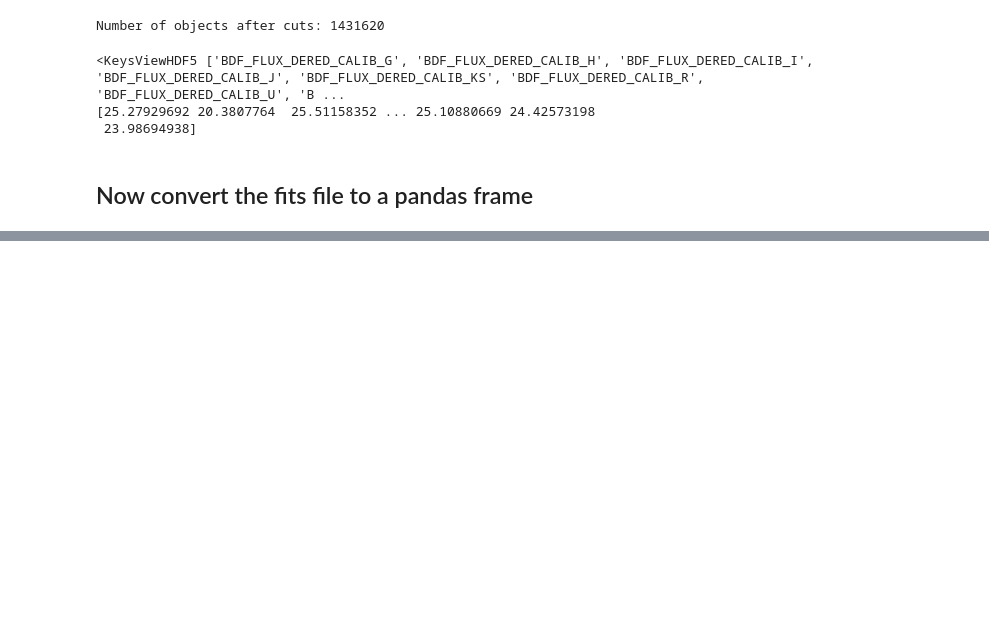
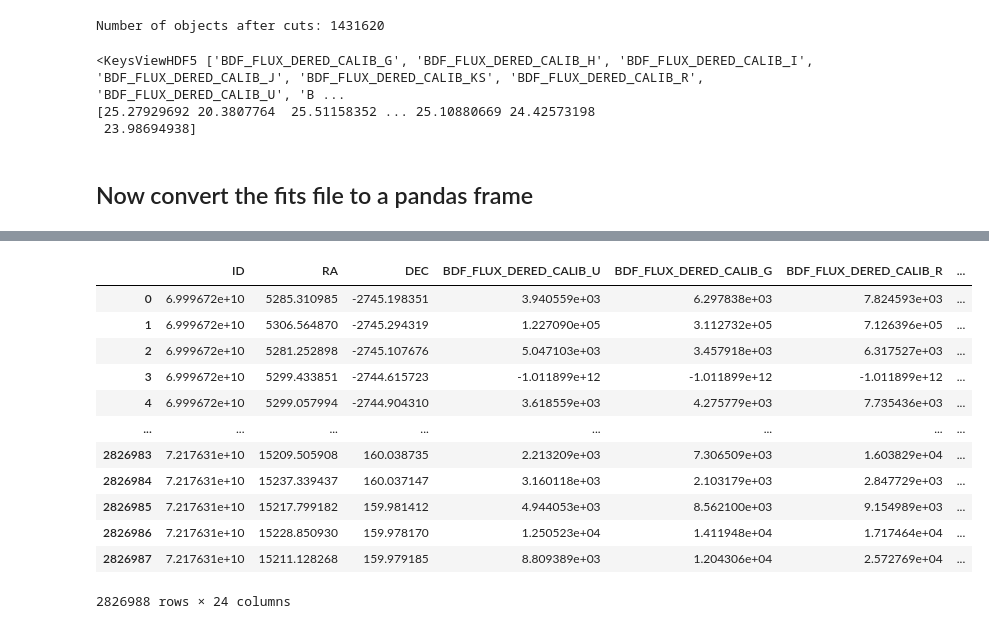
Before and after one commit to chihway/mapping_the_universe, a Jupyter notebook: Basic/Tutorial 2 - Galaxy Catalogs.ipynb, the cells around one changed output, grey strips where cells are left out. Saved outputs shown, nothing was run; the diff lists cells and outputs as text; code cells hidden in the pictures; blank space fills up the shorter version.

```diff
--- a/Basic/Tutorial 2 - Galaxy Catalogs.ipynb
+++ b/Basic/Tutorial 2 - Galaxy Catalogs.ipynb
@@ -292,0 +458,17 @@ print(df.head())
+# %%
+# Do simple algebra directly in the DataFrame
+df.transform(lambda x: x * 101.2)
+# %% [output]
+|  | ID | RA | DEC | BDF_FLUX_DERED_CALIB_U | BDF_FLUX_DERED_CALIB_G | BDF_FLUX_DERED_CALIB_R | ... |
+| 0 | 6.999672e+10 | 5285.310985 | -2745.198351 | 3.940559e+03 | 6.297838e+03 | 7.824593e+03 | ... |
+| 1 | 6.999672e+10 | 5306.564870 | -2745.294319 | 1.227090e+05 | 3.112732e+05 | 7.126396e+05 | ... |
+| 2 | 6.999672e+10 | 5281.252898 | -2745.107676 | 5.047103e+03 | 3.457918e+03 | 6.317527e+03 | ... |
+| 3 | 6.999672e+10 | 5299.433851 | -2744.615723 | -1.011899e+12 | -1.011899e+12 | -1.011899e+12 | ... |
+| 4 | 6.999672e+10 | 5299.057994 | -2744.904310 | 3.618559e+03 | 4.275779e+03 | 7.735436e+03 | ... |
+| ... | ... | ... | ... | ... | ... | ... | ... |
+| 2826983 | 7.217631e+10 | 15209.505908 | 160.038735 | 2.213209e+03 | 7.306509e+03 | 1.603829e+04 | ... |
+| 2826984 | 7.217631e+10 | 15237.339437 | 160.037147 | 3.160118e+03 | 2.103179e+03 | 2.847729e+03 | ... |
+| 2826985 | 7.217631e+10 | 15217.799182 | 159.981412 | 4.944053e+03 | 8.562100e+03 | 9.154989e+03 | ... |
+| 2826986 | 7.217631e+10 | 15228.850930 | 159.978170 | 1.250523e+04 | 1.411948e+04 | 1.717464e+04 | ... |
+| 2826987 | 7.217631e+10 | 15211.128268 | 159.979185 | 8.809389e+03 | 1.204306e+04 | 2.572769e+04 | ... |
+2826988 rows × 24 columns
```
Also changed, not shown: parts of 19 cells of this notebook.
